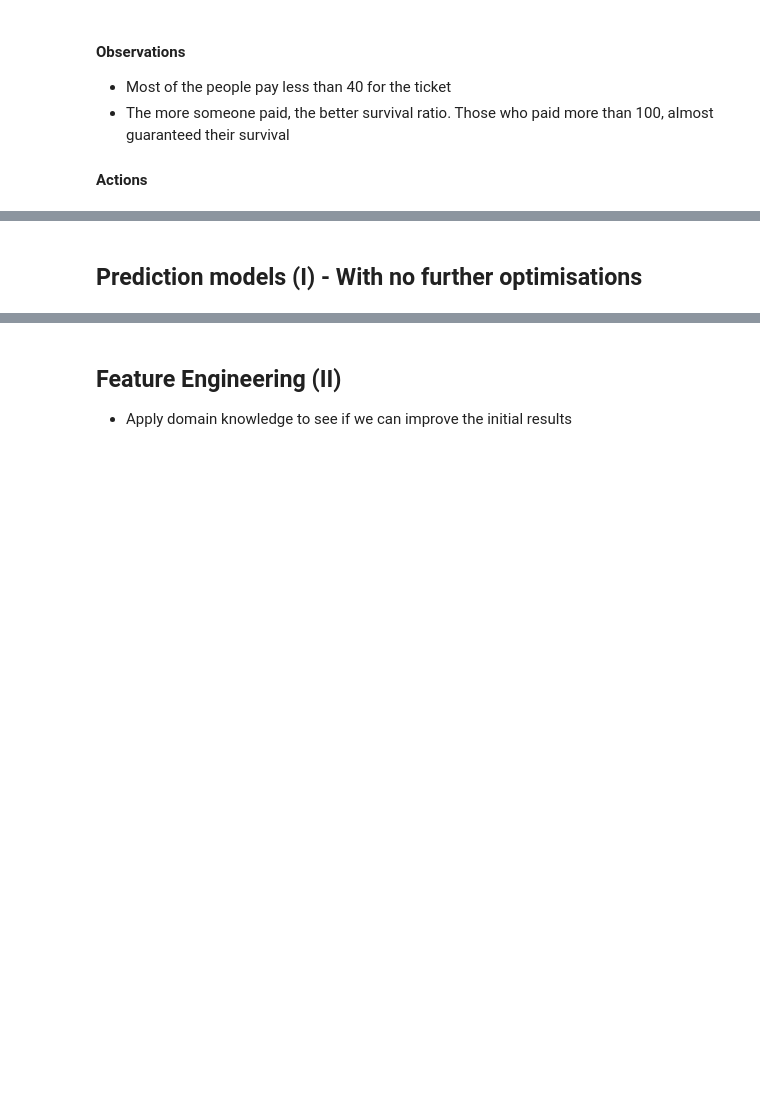
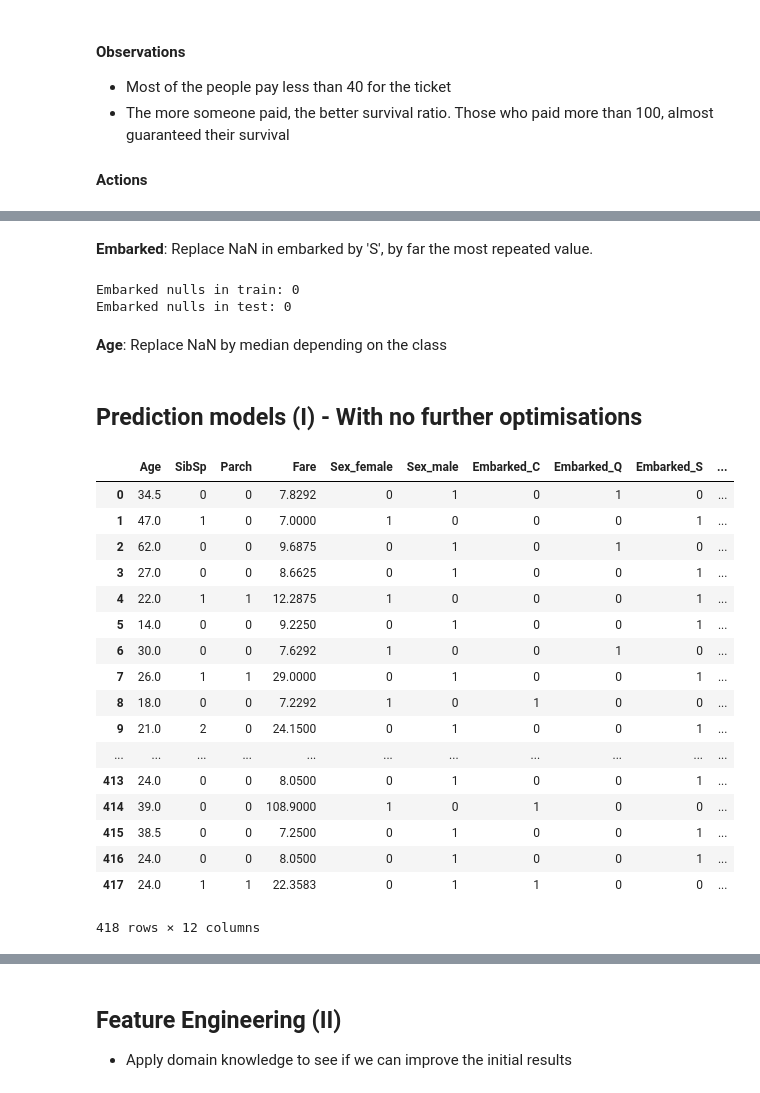
Before and after one commit to saldeal/Kaggle, a Jupyter notebook: titanic/Kaggle-Titanic.ipynb, the cells around one changed output, grey strips where cells are left out. Cells and saved outputs as stored; diff of their text form; code cells hidden in the pictures; blank space fills up the shorter version.

Commit message:
First try with logistic regression with no further optimisations

```diff
--- a/titanic/Kaggle-Titanic.ipynb
+++ b/titanic/Kaggle-Titanic.ipynb
@@ -302,2 +352,70 @@ plt.legend()
+# %% [markdown]
+**Embarked**: Replace NaN in embarked by 'S', by far the most repeated value.
+# %%
+df_train['Embarked'] = df_train['Embarked'].fillna('S')
+print 'Embarked nulls in train: ' + str(df_train['Embarked'].isnull().sum())
+
+df_test['Embarked'] = df_test['Embarked'].fillna('S')
+print 'Embarked nulls in test: ' + str(df_test['Embarked'].isnull().sum())
+# %% [output]
+Embarked nulls in train: 0
+Embarked nulls in test: 0
+# %% [markdown]
+**Age**: Replace NaN by median depending on the class
+# %%
+median_age_class1 = df_train[df_train['Pclass']==1]['Age'].median()
+median_age_class2 = df_train[df_train['Pclass']==2]['Age'].median()
+median_age_class3 = df_train[df_train['Pclass']==3]['Age'].median()
+
+median_age_class1_test = df_test[df_test['Pclass']==1]['Age'].median()
+median_age_class2_test = df_test[df_test['Pclass']==2]['Age'].median()
+median_age_class3_test = df_test[df_test['Pclass']==3]['Age'].median()
+
+df_train[df_train['Pclass']==1] = df_train[df_train['Pclass']==1].fillna(median_age_class1)
+df_train[df_train['Pclass']==2] = df_train[df_train['Pclass']==2].fillna(median_age_class2)
+df_train[df_train['Pclass']==3] = df_train[df_train['Pclass']==3].fillna(median_age_class3)
+
+df_test[df_test['Pclass']==1] = df_test[df_test['Pclass']==1].fillna(median_age_class1)
+df_test[df_test['Pclass']==2] = df_test[df_test['Pclass']==2].fillna(median_age_class2)
+df_test[df_test['Pclass']==3] = df_test[df_test['Pclass']==3].fillna(median_age_class3)
 # %% [markdown]
 ## Prediction models (I) - With no further optimisations
+# %%
+# Replace categorical variables (Sex, Embarked, Pclass) by dummy variables
+dummy_sex = pd.get_dummies(df_train['Sex'], prefix='Sex')
+dummy_embarked = pd.get_dummies(df_train['Embarked'], prefix='Embarked')
+dummy_pclass = pd.get_dummies(df_train['Pclass'], prefix='Pclass')
+
+# Create a clean data frame for the regression
+cols_to_keep = ['Age', 'SibSp', 'Parch', 'Fare']
+X_train = df_train[cols_to_keep].join(dummy_sex).join(dummy_embarked).join(dummy_pclass)
+X_train
+
+Y_train = df_train['Survived']
+
+# Prepare test dataset
+# Replace categorical variables (Sex, Embarked, Pclass) by dummy variables
+dummy_sex = pd.get_dummies(df_test['Sex'], prefix='Sex')
+dummy_embarked = pd.get_dummies(df_test['Embarked'], prefix='Embarked')
+dummy_pclass = pd.get_dummies(df_test['Pclass'], prefix='Pclass')
+X_test = df_test[cols_to_keep].join(dummy_sex).join(dummy_embarked).join(dummy_pclass)
+#X_test
+# %% [output]
+|  | Age | SibSp | Parch | Fare | Sex_female | Sex_male | Embarked_C | Embarked_Q | Embarked_S | ... |
+| 0 | 34.5 | 0 | 0 | 7.8292 | 0 | 1 | 0 | 1 | 0 | ... |
+| 1 | 47.0 | 1 | 0 | 7.0000 | 1 | 0 | 0 | 0 | 1 | ... |
+| 2 | 62.0 | 0 | 0 | 9.6875 | 0 | 1 | 0 | 1 | 0 | ... |
+| 3 | 27.0 | 0 | 0 | 8.6625 | 0 | 1 | 0 | 0 | 1 | ... |
+| 4 | 22.0 | 1 | 1 | 12.2875 | 1 | 0 | 0 | 0 | 1 | ... |
+| 5 | 14.0 | 0 | 0 | 9.2250 | 0 | 1 | 0 | 0 | 1 | ... |
+| 6 | 30.0 | 0 | 0 | 7.6292 | 1 | 0 | 0 | 1 | 0 | ... |
+| 7 | 26.0 | 1 | 1 | 29.0000 | 0 | 1 | 0 | 0 | 1 | ... |
+| 8 | 18.0 | 0 | 0 | 7.2292 | 1 | 0 | 1 | 0 | 0 | ... |
+| 9 | 21.0 | 2 | 0 | 24.1500 | 0 | 1 | 0 | 0 | 1 | ... |
+| ... | ... | ... | ... | ... | ... | ... | ... | ... | ... | ... |
+| 413 | 24.0 | 0 | 0 | 8.0500 | 0 | 1 | 0 | 0 | 1 | ... |
+| 414 | 39.0 | 0 | 0 | 108.9000 | 1 | 0 | 1 | 0 | 0 | ... |
+| 415 | 38.5 | 0 | 0 | 7.2500 | 0 | 1 | 0 | 0 | 1 | ... |
+| 416 | 24.0 | 0 | 0 | 8.0500 | 0 | 1 | 0 | 0 | 1 | ... |
+| 417 | 24.0 | 1 | 1 | 22.3583 | 0 | 1 | 1 | 0 | 0 | ... |
+418 rows × 12 columns
```
Also changed, not shown: parts of 16 cells of this notebook, 1 other file.
